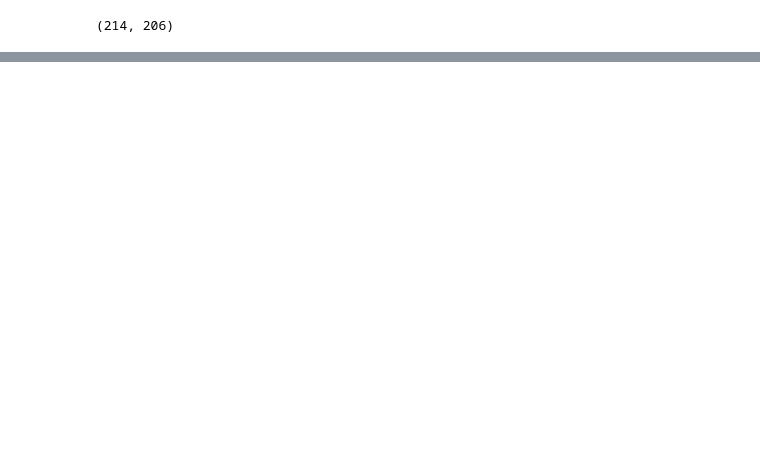
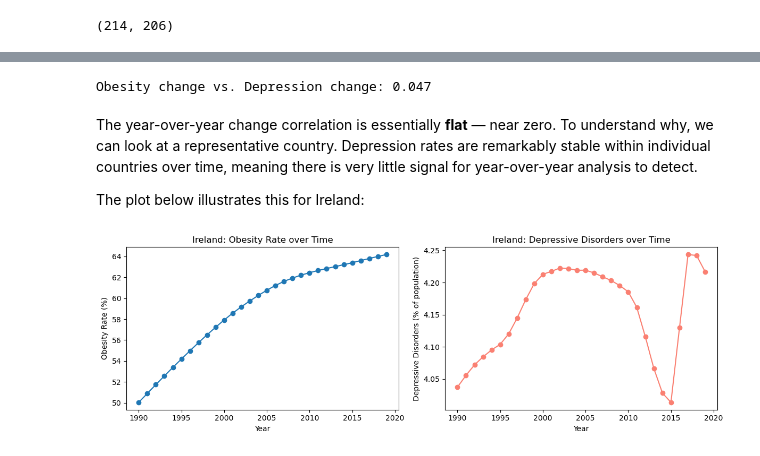
Before and after one commit to IvanOgnyanovGoranov/diet-obesity-mental-health-analysis, a Jupyter notebook: project.ipynb, the cells around one changed output, grey strips where cells are left out. Saved outputs shown, nothing was run; the diff lists cells and outputs as text; code cells hidden in the pictures; blank space fills up the shorter version.

```diff
--- a/project.ipynb
+++ b/project.ipynb
@@ -284,0 +234,28 @@ https://pandas.pydata.org/pandas-docs/stable/user_guide/merging.html
+# %%
+# Correlation between year-over-year changes
+print(f"Obesity change vs. Depression change: {obesity_mental_health_df['obesity_change'].corr(obesity_mental_health_df['depression_change']):.3f}")
+# %% [output]
+Obesity change vs. Depression change: 0.047
+# %% [markdown]
+The year-over-year change correlation is essentially **flat** — near zero. To understand why, we can look at a representative country. Depression rates are remarkably stable within individual countries over time, meaning there is very little signal for year-over-year analysis to detect.
+
+The plot below illustrates this for Ireland:
+# %%
+fig, axes = plt.subplots(1, 2, figsize=(12, 4))
+
+ireland = obesity_mental_health_df[obesity_mental_health_df["country"] == "Ireland"]
+
+axes[0].plot(ireland["year"], ireland["obesity_rate"], marker='o')
+axes[0].set_title("Ireland: Obesity Rate over Time")
+axes[0].set_ylabel("Obesity Rate (%)")
+axes[0].set_xlabel("Year")
+
+axes[1].plot(ireland["year"], ireland["depressive_disorders"], marker='o', color='salmon')
+axes[1].set_title("Ireland: Depressive Disorders over Time")
+axes[1].set_ylabel("Depressive Disorders (% of population)")
+axes[1].set_xlabel("Year")
+
+plt.tight_layout()
+plt.show()
+# %% [output]
+[figure, added]
```
Also changed, not shown: parts of 66 cells of this notebook.
